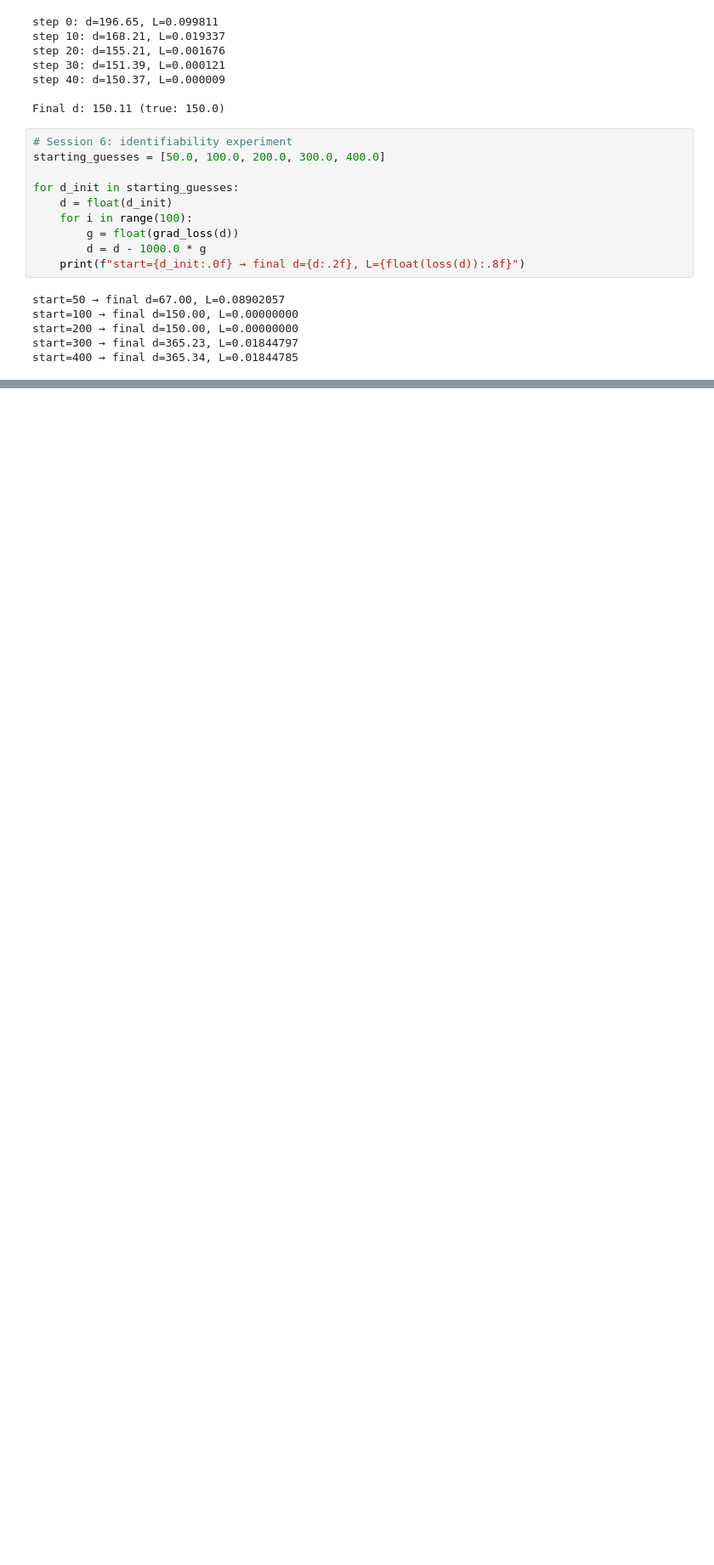
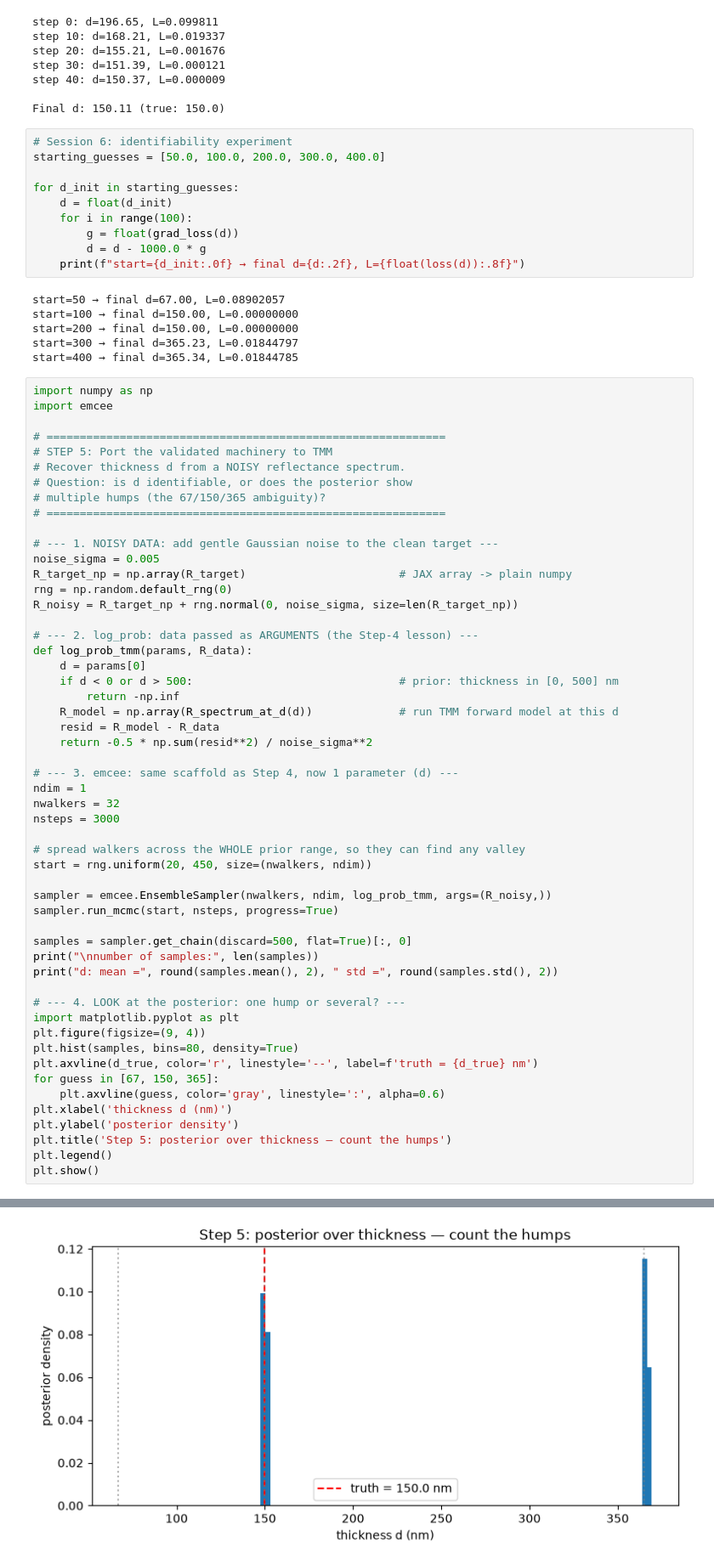
Before and after one commit to tdb3346-source/tmm-jax, a Jupyter notebook: tmm_forward.ipynb, the cells around one changed output, grey strips where cells are left out. Shown at 85% size. Saved outputs shown, nothing was run; the diff lists cells and outputs as text; blank space fills up the shorter version.

Commit message:
Phase 0 complete: TMM posterior multi-modal, identifiability confirmed

```diff
--- a/tmm_forward.ipynb
+++ b/tmm_forward.ipynb
@@ -208,3 +208,57 @@ start=100 → final d=150.00, L=0.00000000
 start=200 → final d=150.00, L=0.00000000
 start=300 → final d=365.23, L=0.01844797
 start=400 → final d=365.34, L=0.01844785
+# %%
+import numpy as np
+import emcee
+
+# ============================================================
+# STEP 5: Port the validated machinery to TMM
+# Recover thickness d from a NOISY reflectance spectrum.
+# Question: is d identifiable, or does the posterior show
+# multiple humps (the 67/150/365 ambiguity)?
+# ============================================================
+
+# --- 1. NOISY DATA: add gentle Gaussian noise to the clean target ---
+noise_sigma = 0.005
+R_target_np = np.array(R_target)                       # JAX array -> plain numpy
+rng = np.random.default_rng(0)
+R_noisy = R_target_np + rng.normal(0, noise_sigma, size=len(R_target_np))
+
+# --- 2. log_prob: data passed as ARGUMENTS (the Step-4 lesson) ---
+def log_prob_tmm(params, R_data):
+    d = params[0]
+    if d < 0 or d > 500:                               # prior: thickness in [0, 500] nm
+        return -np.inf
+    R_model = np.array(R_spectrum_at_d(d))             # run TMM forward model at this d
+    resid = R_model - R_data
+    return -0.5 * np.sum(resid**2) / noise_sigma**2
+
+# --- 3. emcee: same scaffold as Step 4, now 1 parameter (d) ---
+ndim = 1
+nwalkers = 32
+nsteps = 3000
+
+# spread walkers across the WHOLE prior range, so they can find any valley
+start = rng.uniform(20, 450, size=(nwalkers, ndim))
+
+sampler = emcee.EnsembleSampler(nwalkers, ndim, log_prob_tmm, args=(R_noisy,))
+sampler.run_mcmc(start, nsteps, progress=True)
+
+samples = sampler.get_chain(discard=500, flat=True)[:, 0]
+print("\nnumber of samples:", len(samples))
+print("d: mean =", round(samples.mean(), 2), " std =", round(samples.std(), 2))
+
+# --- 4. LOOK at the posterior: one hump or several? ---
+import matplotlib.pyplot as plt
+plt.figure(figsize=(9, 4))
+plt.hist(samples, bins=80, density=True)
+plt.axvline(d_true, color='r', linestyle='--', label=f'truth = {d_true} nm')
+for guess in [67, 150, 365]:
+    plt.axvline(guess, color='gray', linestyle=':', alpha=0.6)
+plt.xlabel('thickness d (nm)')
+plt.ylabel('posterior density')
+plt.title('Step 5: posterior over thickness — count the humps')
+plt.legend()
+plt.show()
+# %% [output]
@@ -210,0 +268 @@ start=400 → final d=365.34, L=0.01844785
+[figure, added]
```
Also changed, not shown: parts of 2 cells of this notebook, 1 other file.
